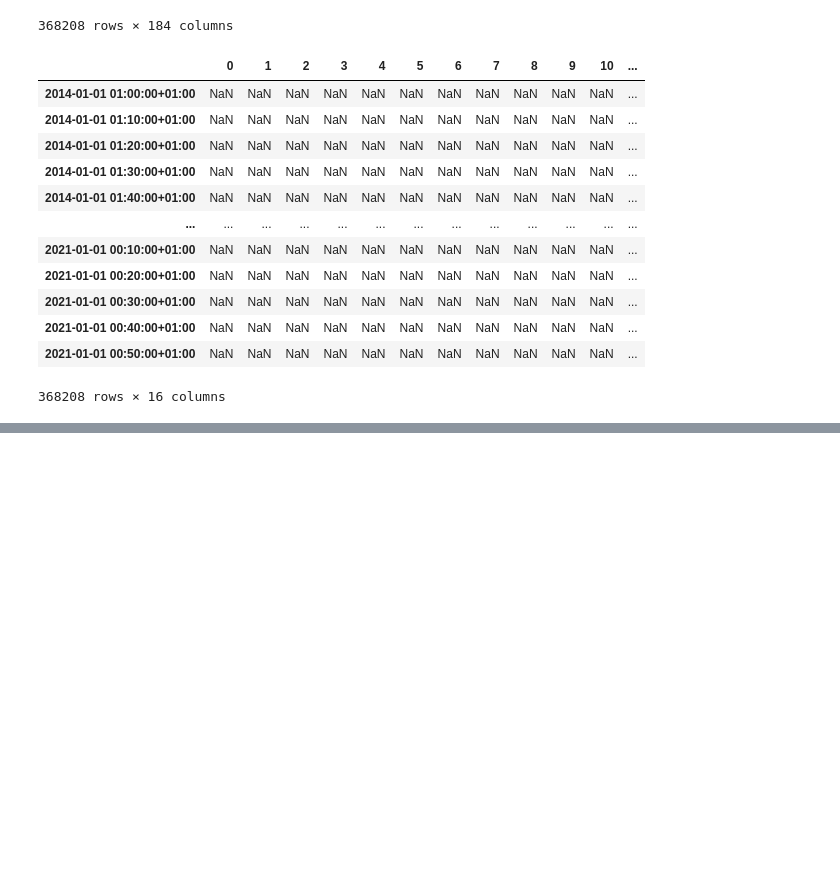
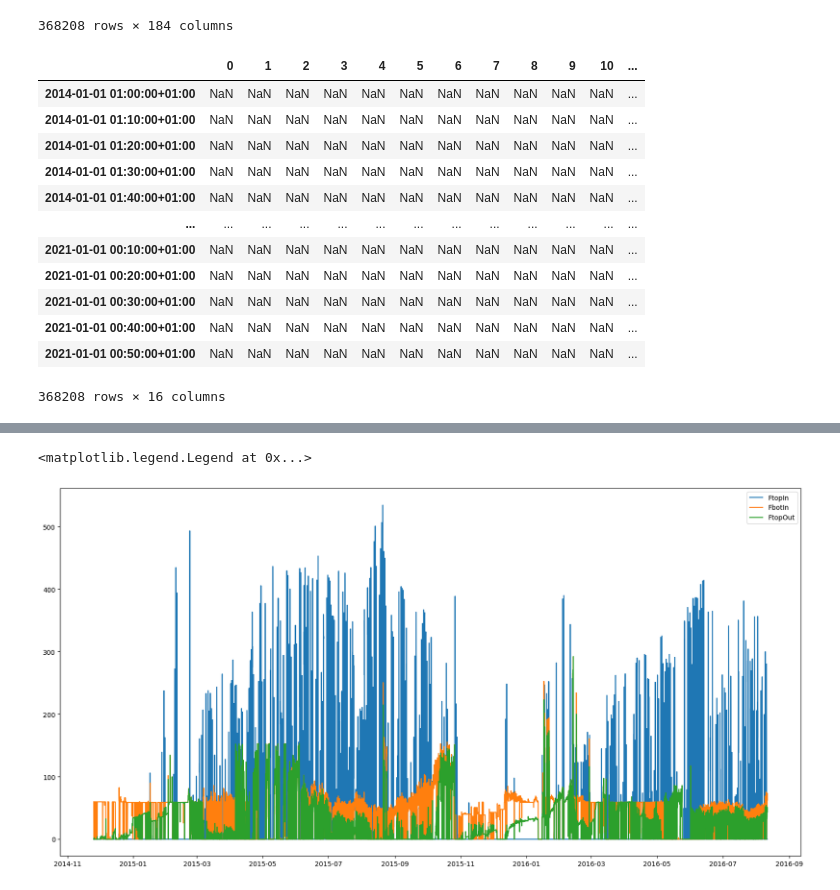
Before and after one commit to petergroenning/thesis_project, a Jupyter notebook: notebooks/make_dataset.ipynb, the cells around one changed output, grey strips where cells are left out. Cells and saved outputs as stored; diff of their text form; code cells hidden in the pictures; blank space fills up the shorter version.

```diff
--- a/notebooks/make_dataset.ipynb
+++ b/notebooks/make_dataset.ipynb
@@ -97,0 +92,28 @@ inputs
+# %%
+# water_sensors = pd.read_csv('../data/processed/dronninglund/water_sensors.csv', parse_dates=True, index_col=0)
+fig, ax = plt.subplots(figsize = (20, 10))
+start, end = 5000, 20000
+
+ax.plot(inputs.index[start:end], inputs.FtopIn[start:end] , label='FtopIn')
+# ax.plot(inputs.index[start:end], inputs.FmidIn[start:end/4000, label='FmidIn')
+ax.plot(inputs.index[start:end], inputs.FbotIn[start:end] , label='FbotIn')
+# ax.plot(inputs.index[start:end], inputs.FmidOut[start:end] / 4000, label='FmidOut')
+ax.plot(inputs.index[start:end], inputs.FtopOut[start:end], label='FtopOut')
+# ax.plot(inputs.index[start:end], inputs.FbotOut[start:end] / 500, label='FbotOut')
+# ax.plot(inputs.index[start:end], inputs.Tmid[start:end], label='Tmid')
+# ax.plot(inputs.index[start:end], 1 + inputs.FbotOut[start:end] - inputs.FbotIn[start:end], label='FbotOut')
+# ax.plot(inputs.index[start:end], inputs.FbotIn[start:end], label='FbotOut')
+# ax.plot(inputs.index[start:end], inputs.Tbot[start:end] - df_water_sensors[0][start:end], label='Tbot')
+i = 10
+
+# ax.plot(df_water_sensors.index[start:end], df_water_sensors[i][start:end], label=f'T_{i}')
+# ax.plot(df_water_sensors.index[start:end], df_water_sensors[i+1][start:end], label=f'T_{i+1}')
+# # ax.plot(df_water_sensors.index[start:end], df_water_sensors[i-1][start:end], label=f'T_{i-1}')
+# ax.plot(df_water_sensors.index[start:end], df_water_sensors[15][start:end] / 80, label='T_0')
+# # ax.plot(df_water_sensors.index[start:end], df_water_sensors[15][start:end], label='T_15')
+# ax.plot(df_water_sensors.index[start:end], df_water_sensors[15][start:end], label='T_15')
+# ax.plot(df_water_sensors.index[start:end], df_water_sensors[7][start:end], label='T_7')
+ax.legend()
+# %% [output]
+<matplotlib.legend.Legend at 0x...>
+[figure, added]
```
Also changed, not shown: parts of 8 cells of this notebook, 48 other files.
